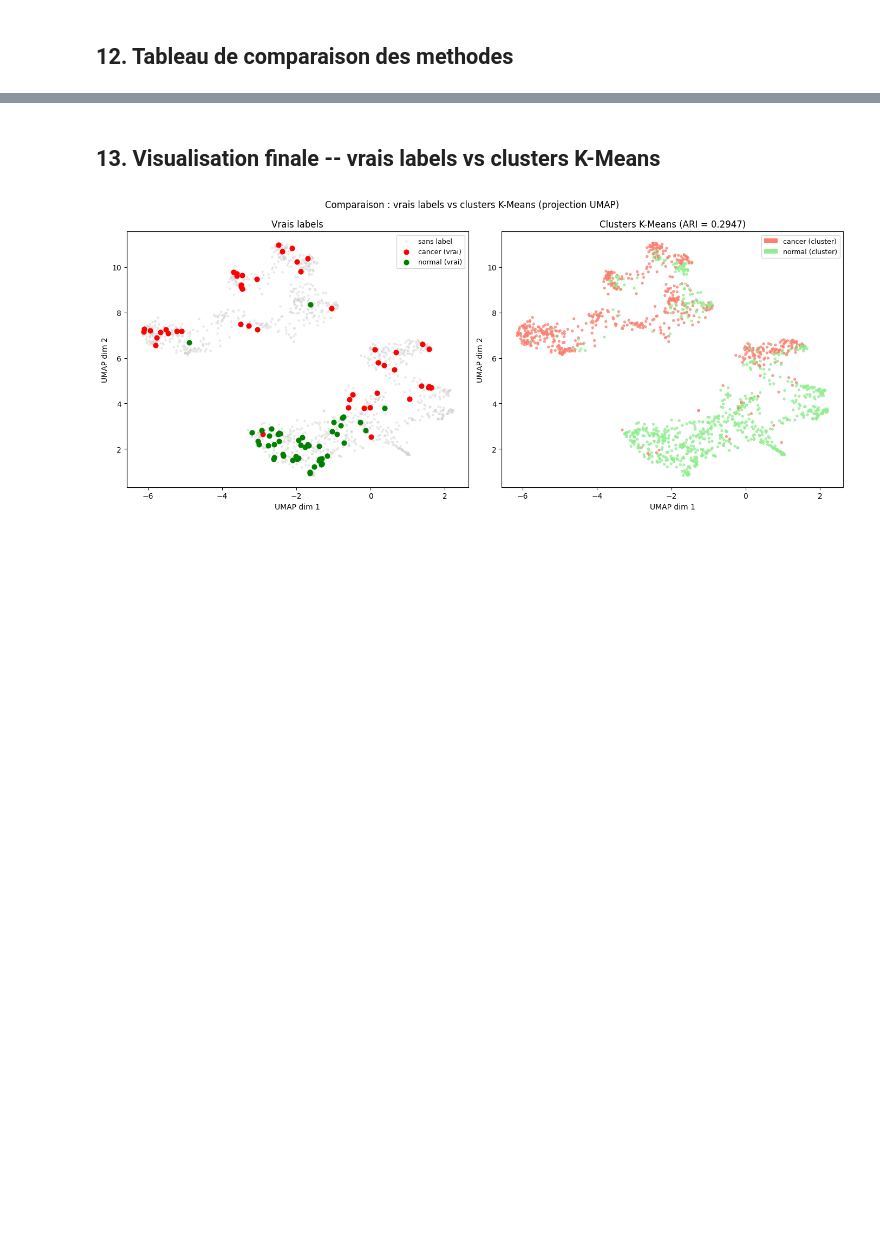
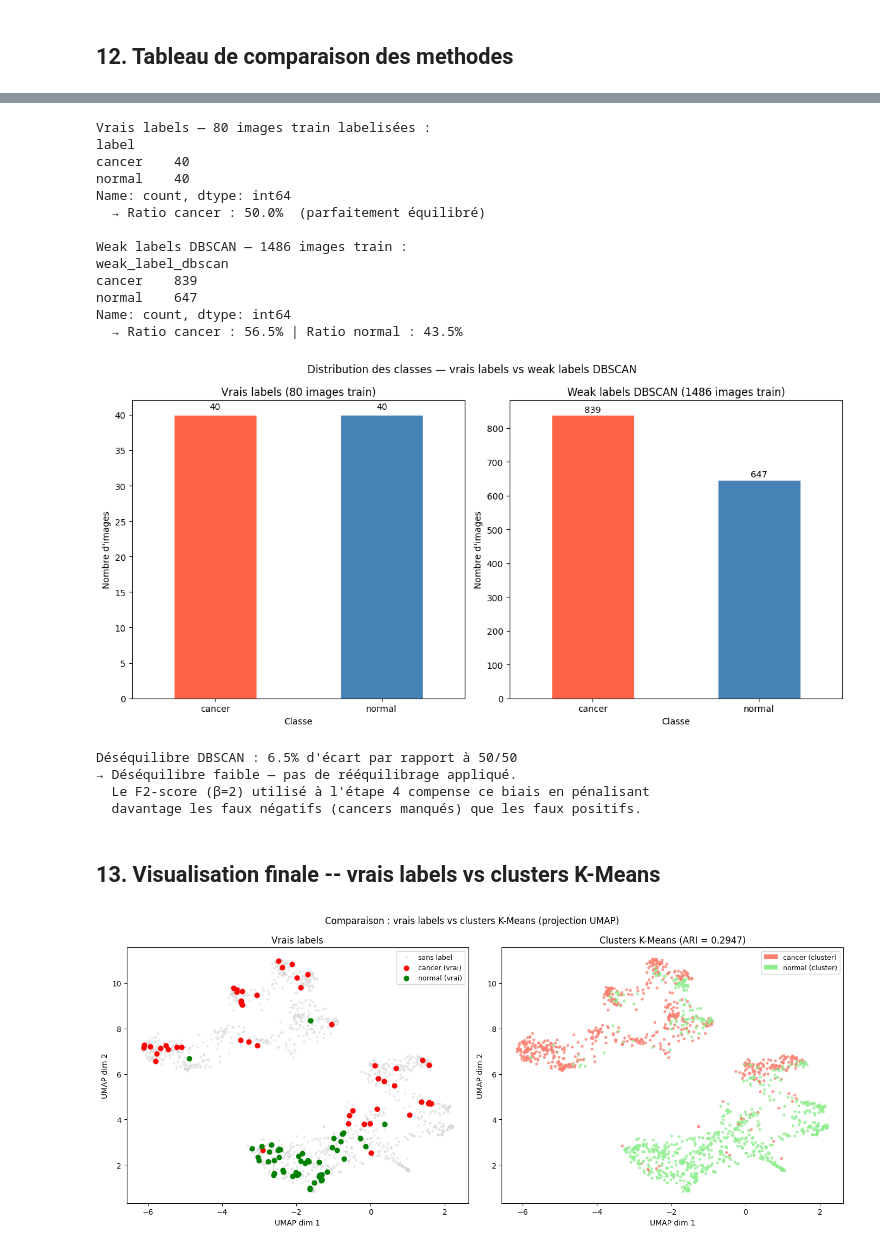
Before and after one commit to FaizaKh93/Projet7_mission, a Jupyter notebook: notebooks/unsupervised_analysis.ipynb, the cells around one changed output, grey strips where cells are left out. Drawn from its saved outputs; the diff is of its cells as text; code cells hidden in the pictures; blank space fills up the shorter version.

Commit message:
add class imbalance analysis after DBSCAN weak label generation

```diff
--- a/notebooks/unsupervised_analysis.ipynb
+++ b/notebooks/unsupervised_analysis.ipynb
@@ -521,3 +560,68 @@ print(f"  metadata_weak_labels_dbscan.csv   -- {len(meta_dbscan)} images avec la
+# %%
+meta_train_only = meta[~meta["path"].isin(test_paths_set)].reset_index(drop=True)
+
+# ── Vrais labels : 80 images fortement labelisées ────────────────────────────
+labels_forts = meta_train_only[meta_train_only["label"].notna()]["label"]
+print("Vrais labels — 80 images train labelisées :")
+print(labels_forts.value_counts())
+print(f"  → Ratio cancer : {labels_forts.value_counts(normalize=True)['cancer']:.1%}  (parfaitement équilibré)")
+
+# ── Weak labels DBSCAN : 1486 images train ───────────────────────────────────
+dist_weak  = meta_train_only["weak_label_dbscan"].value_counts()
+ratio_weak = meta_train_only["weak_label_dbscan"].value_counts(normalize=True)
+
+print(f"\nWeak labels DBSCAN — {len(meta_train_only)} images train :")
+print(dist_weak)
+print(f"  → Ratio cancer : {ratio_weak['cancer']:.1%} | Ratio normal : {ratio_weak['normal']:.1%}")
+
+# ── Visualisation comparative ────────────────────────────────────────────────
+fig, axes = plt.subplots(1, 2, figsize=(12, 6))
+fig.suptitle("Distribution des classes — vrais labels vs weak labels DBSCAN", fontsize=12)
+
+labels_forts.value_counts().plot(kind="bar", ax=axes[0], color=["tomato", "steelblue"], edgecolor="white")
+axes[0].set_title("Vrais labels (80 images train)")
+axes[0].set_xlabel("Classe"); axes[0].set_ylabel("Nombre d'images")
+axes[0].set_xticklabels(axes[0].get_xticklabels(), rotation=0)
+for bar in axes[0].patches:
+    axes[0].text(bar.get_x() + bar.get_width() / 2, bar.get_height() + 0.5,
+                 str(int(bar.get_height())), ha="center", va="bottom", fontsize=10)
+
+dist_weak.plot(kind="bar", ax=axes[1], color=["tomato", "steelblue"], edgecolor="white")
+axes[1].set_title("Weak labels DBSCAN (1486 images train)")
+axes[1].set_xlabel("Classe"); axes[1].set_ylabel("Nombre d'images")
+axes[1].set_xticklabels(axes[1].get_xticklabels(), rotation=0)
+for bar in axes[1].patches:
+    axes[1].text(bar.get_x() + bar.get_width() / 2, bar.get_height() + 2,
+                 str(int(bar.get_height())), ha="center", va="bottom", fontsize=10)
+
+plt.tight_layout()
+plt.show()
+
+# ── Décision de rééquilibrage ─────────────────────────────────────────────────
+desequilibre = abs(ratio_weak["cancer"] - 0.5)
+print(f"\nDéséquilibre DBSCAN : {desequilibre:.1%} d'écart par rapport à 50/50")
+print("→ Déséquilibre faible — pas de rééquilibrage appliqué.")
+print("  Le F2-score (β=2) utilisé à l'étape 4 compense ce biais en pénalisant")
+print("  davantage les faux négatifs (cancers manqués) que les faux positifs.")
+# %% [output]
+Vrais labels — 80 images train labelisées :
+label
+cancer    40
+normal    40
+Name: count, dtype: int64
+  → Ratio cancer : 50.0%  (parfaitement équilibré)
+
+Weak labels DBSCAN — 1486 images train :
+weak_label_dbscan
+cancer    839
+normal    647
+Name: count, dtype: int64
+  → Ratio cancer : 56.5% | Ratio normal : 43.5%
+[figure, added]
+Déséquilibre DBSCAN : 6.5% d'écart par rapport à 50/50
+→ Déséquilibre faible — pas de rééquilibrage appliqué.
+  Le F2-score (β=2) utilisé à l'étape 4 compense ce biais en pénalisant
+  davantage les faux négatifs (cancers manqués) que les faux positifs.
 # %% [markdown]
 ## 13. Visualisation finale -- vrais labels vs clusters K-Means
 # %%
```
Also changed, not shown: parts of 7 cells of this notebook.
